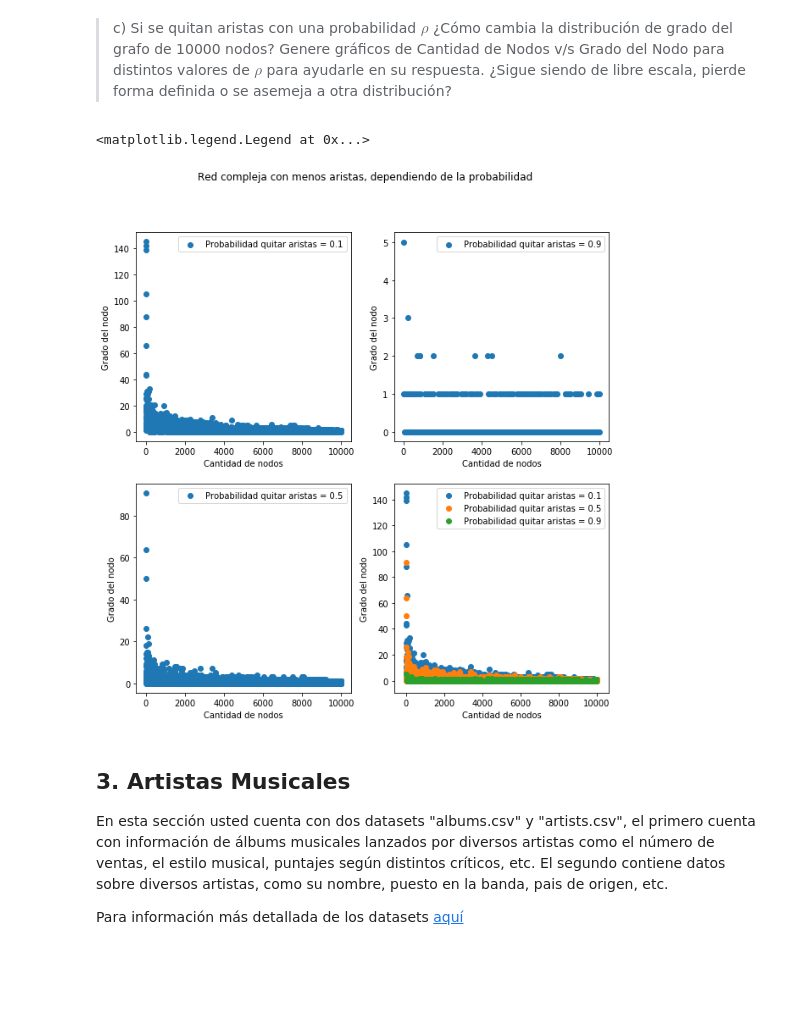
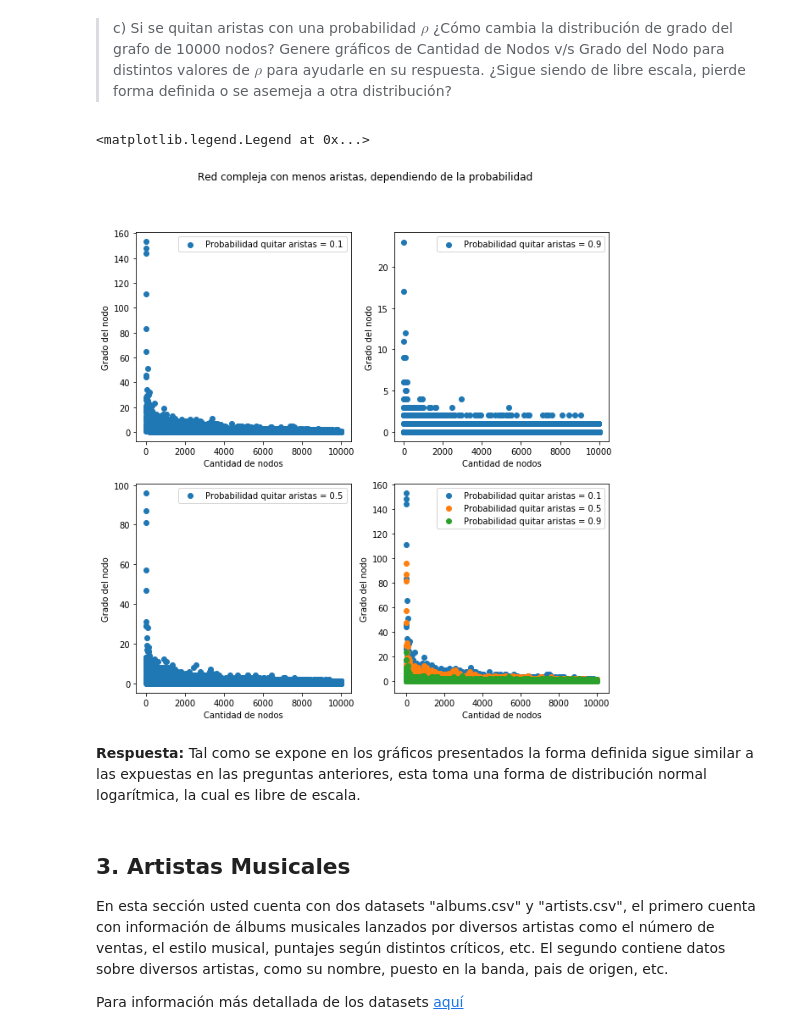
Before and after one commit to jpjorquera/Lab2-Estaca, a Jupyter notebook: Laboratorio 2.ipynb, the cells around one changed output. Cells and saved outputs as stored; diff of their text form; code cells hidden in the pictures; blank space fills up the shorter version.

```diff
--- a/Laboratorio 2.ipynb
+++ b/Laboratorio 2.ipynb
@@ -441,22 +442,27 @@ G0=grafo(10000)
 G1 = G0.copy()
 G2 = G0.copy()
 
-#Probamos con p= 0.1
+#probabilidad = 0.1
 p0=0.1
-for i in range(10000):
-    if eliminar(p0)==True:
-        G0.remove_node(i)
-#Probamos con p= 0.5
-p1=0.5
-for i in range(10000):
-    if eliminar(p1)==True:
-        G1.remove_node(i)
+#lista con los arcos del grafo
+edge_g0 = set(G0.edges())
+for i in edge_g0:
+    if eliminar(p0) ==True:
+        G0.remove_edge(*i)
 
-#Probamos con p= 0.9
-p2=0.9
-for i in range(10000):
-    if eliminar(p2)==True:
-        G2.remove_node(i)
+#probabilidad = 0.5
+p0=0.5
+edge_g1 = set(G1.edges())
+for i in edge_g1:
+    if eliminar(p0) ==True:
+        G1.remove_edge(*i)
+
+#probabilidad = 0.9
+p0=0.9
+edge_g2 = set(G2.edges())
+for i in edge_g2:
+    if eliminar(p0) ==True:
+        G2.remove_edge(*i)
 
 a=dict(G0.degree)
 b=dict(G1.degree)
@@ -472,6 +478,7 @@ grados_b = []
 nodos_c = []
 grados_c = []
 
+#guardamos la información del grafo en listas para nodos y grados
 for k,v in a.items():
     nodos_a.append(k)
     grados_a.append(v)
@@ -484,35 +491,39 @@ for k,v in c.items():
     nodos_c.append(k)
     grados_c.append(v)
 
 
 #gráficos
 
 fig, axs = plt.subplots(2,2, figsize=(10, 10))
 fig.suptitle("Red compleja con menos aristas, dependiendo de la probabilidad")
 axs[0, 0].scatter(nodos_a, grados_a,label="Probabilidad quitar aristas = 0.1")
 axs[1, 0].scatter(nodos_b, grados_b,label="Probabilidad quitar aristas = 0.5")
 axs[0, 1].scatter(nodos_c, grados_c,label="Probabilidad quitar aristas = 0.9")
 axs[0, 0].legend()
 axs[1, 0].legend()
 axs[0, 1].legend()
 for ax in axs.flat:
     ax.set(xlabel='Cantidad de nodos', ylabel='Grado del nodo')
 
 
 
 
 
 plt.ion()
 plt.scatter(nodos_a, grados_a,label="Probabilidad quitar aristas = 0.1")
 plt.scatter(nodos_b, grados_b,label="Probabilidad quitar aristas = 0.5")
 plt.scatter(nodos_c, grados_c,label="Probabilidad quitar aristas = 0.9")
 plt.xlabel('Cantidad de nodos')
 plt.ylabel('Grado del nodo')
 plt.legend()
-#tiempo promedio ejecución: 50seg
+
+#tiempo de ejecución promedio: 50seg
 # %% [output]
 <matplotlib.legend.Legend at 0x...>
-[figure, old version]
+[figure, new version]
+# %% [markdown]
+**Respuesta:**
+Tal como se expone en los gráficos presentados la forma definida sigue similar a las expuestas en las preguntas anteriores, esta toma una forma de distribución normal logarítmica, la cual es libre de escala.
 # %% [markdown]
 ## 3. Artistas Musicales
 
```
Also changed, not shown: parts of 1 cell of this notebook, 1 other file.
